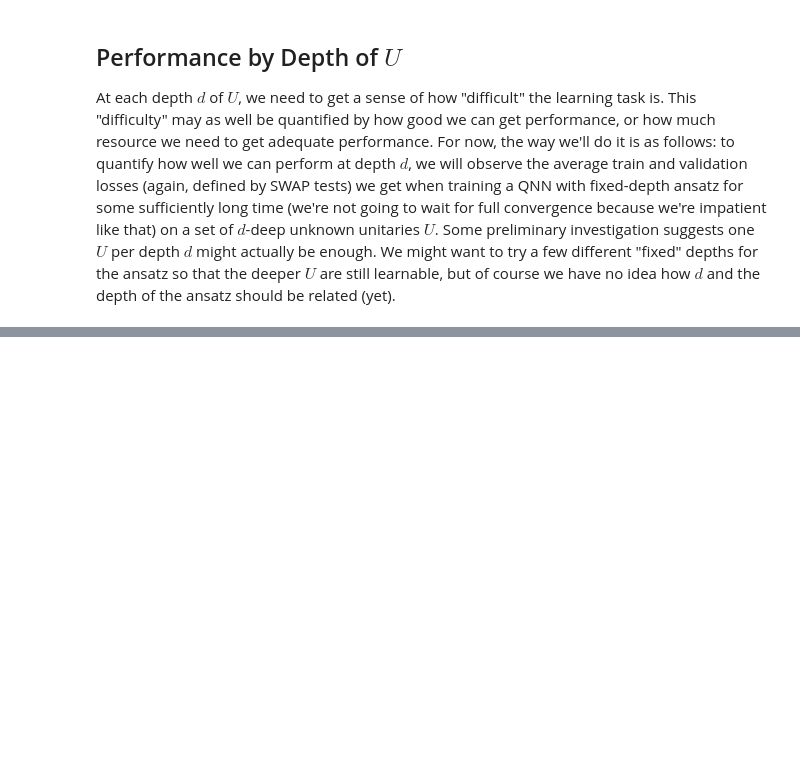
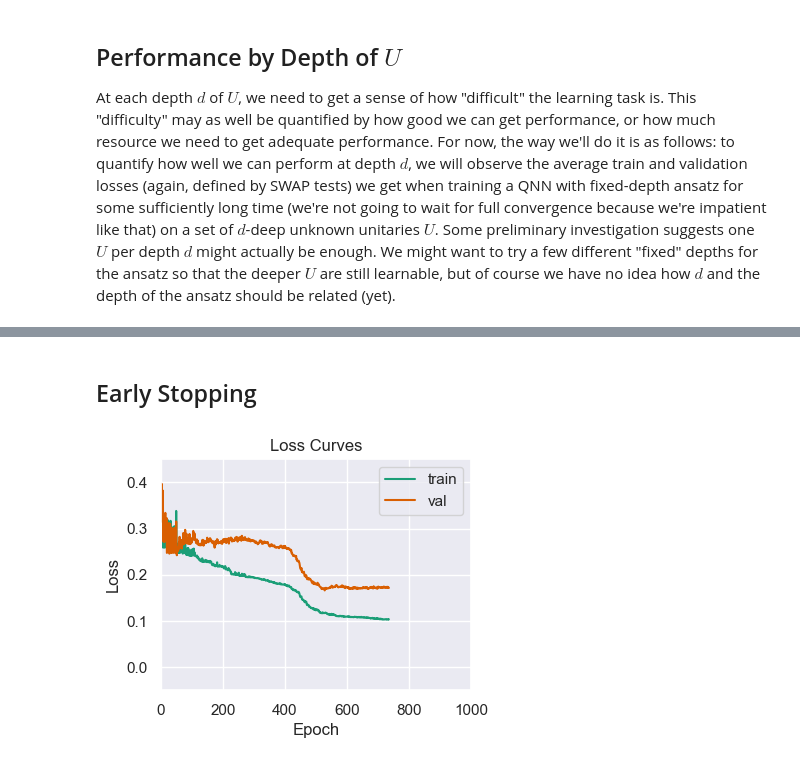
Before and after one commit to BenPrie/variational-local-inversions, a Jupyter notebook: learning-by-depth.ipynb, the cells around one changed output, grey strips where cells are left out. Cells and saved outputs as stored; diff of their text form; code cells hidden in the pictures; blank space fills up the shorter version.

Commit message:
Early stopping

```diff
--- a/learning-by-depth.ipynb
+++ b/learning-by-depth.ipynb
@@ -452,0 +350,36 @@ plt.savefig('./figures/zero-loss-cases-by-depth-(reps=4).pdf', bbox_inches='tigh
+# %% [markdown]
+## Early Stopping
+# %%
+# Reset the seed.
+set_seed(42)
+
+# Generate a random unitary.
+U = build_circuit(n=4, d=8, seed=2)
+
+# Arbitrarily choose the target qubits; no need to randomise this choice -- the unitary is already random!
+target_qubits = [1, 2]
+
+# Train and validation sets.
+xs_train = sample_n_states(n_states=16, n_qubits=4, seed=None)
+xs_val = sample_n_states(n_states=16, n_qubits=4, seed=None)
+
+# Build a circuit for the QNN from U.
+qnn_circuit, input_parameters, weight_parameters = build_qnn_circuit(U, ansatz_reps=4, target_qubits=target_qubits, multi_swap=True)
+
+# Define a QNN object.
+qnn = SamplerQNN(
+    circuit=qnn_circuit,
+    input_params=input_parameters,
+    weight_params=weight_parameters,
+    interpret=lambda x: x,
+    output_shape=2 ** len(target_qubits), # Multi-qubit SWAP test outputs.
+    input_gradients=True
+)
+
+# Explicitly declare initial weights (else they will be uniformly randomly sampled from [-1, 1]).
+initial_weights = .1 * (2 * algorithm_globals.random.random(qnn.num_weights) - 1)
+
+# Train the QNN.
+stats = train_by_scipy(qnn, xs_train, xs_val, 1000, initial_weights, 'cobyla', zero_threshold=1e-2, early_stop_window=250, early_stop_threshold=2e-2, tol=1e-2, live_plot=True, seed=None)
+# %% [output]
+[figure, added]
```
Also changed, not shown: parts of 19 cells of this notebook, 2 other files.
